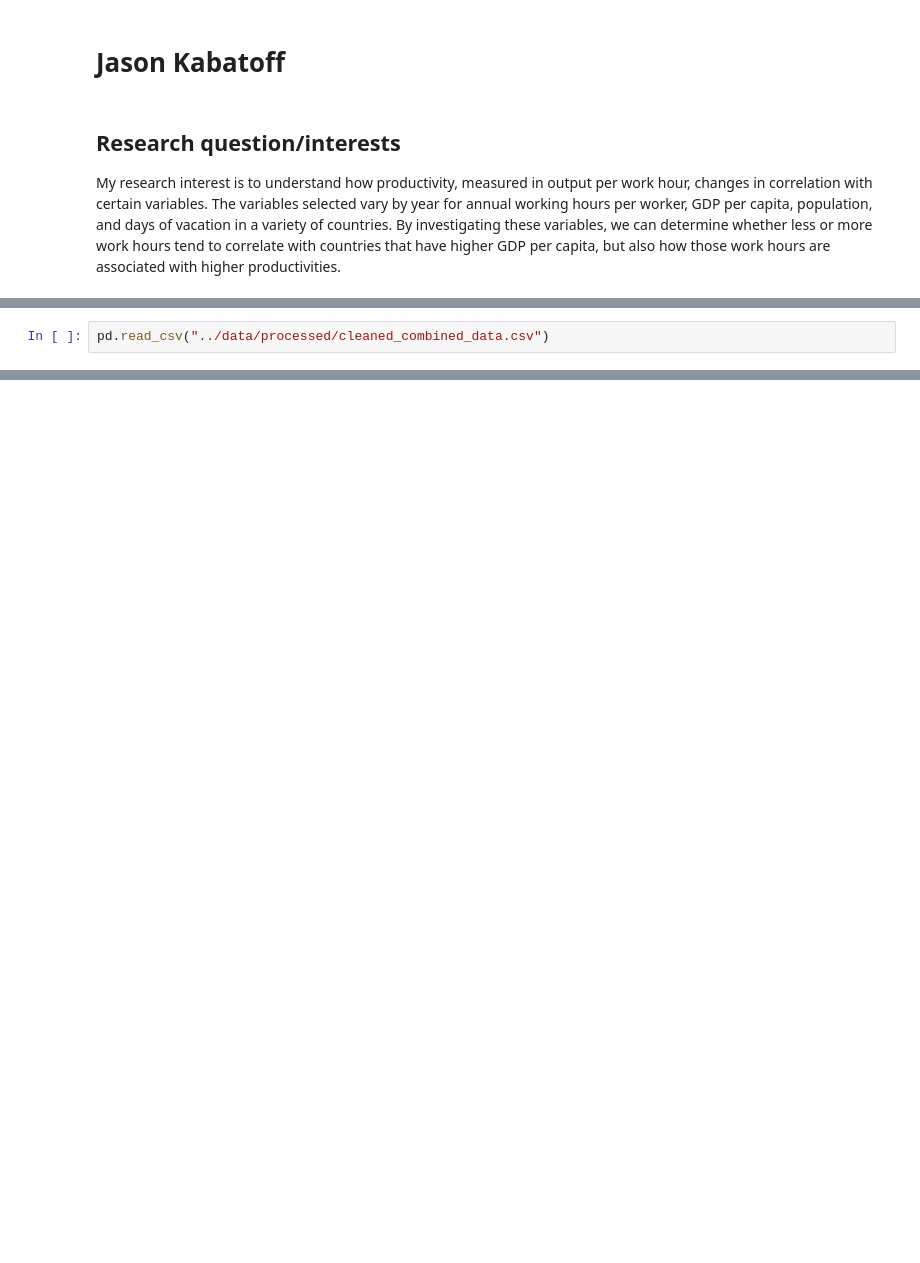
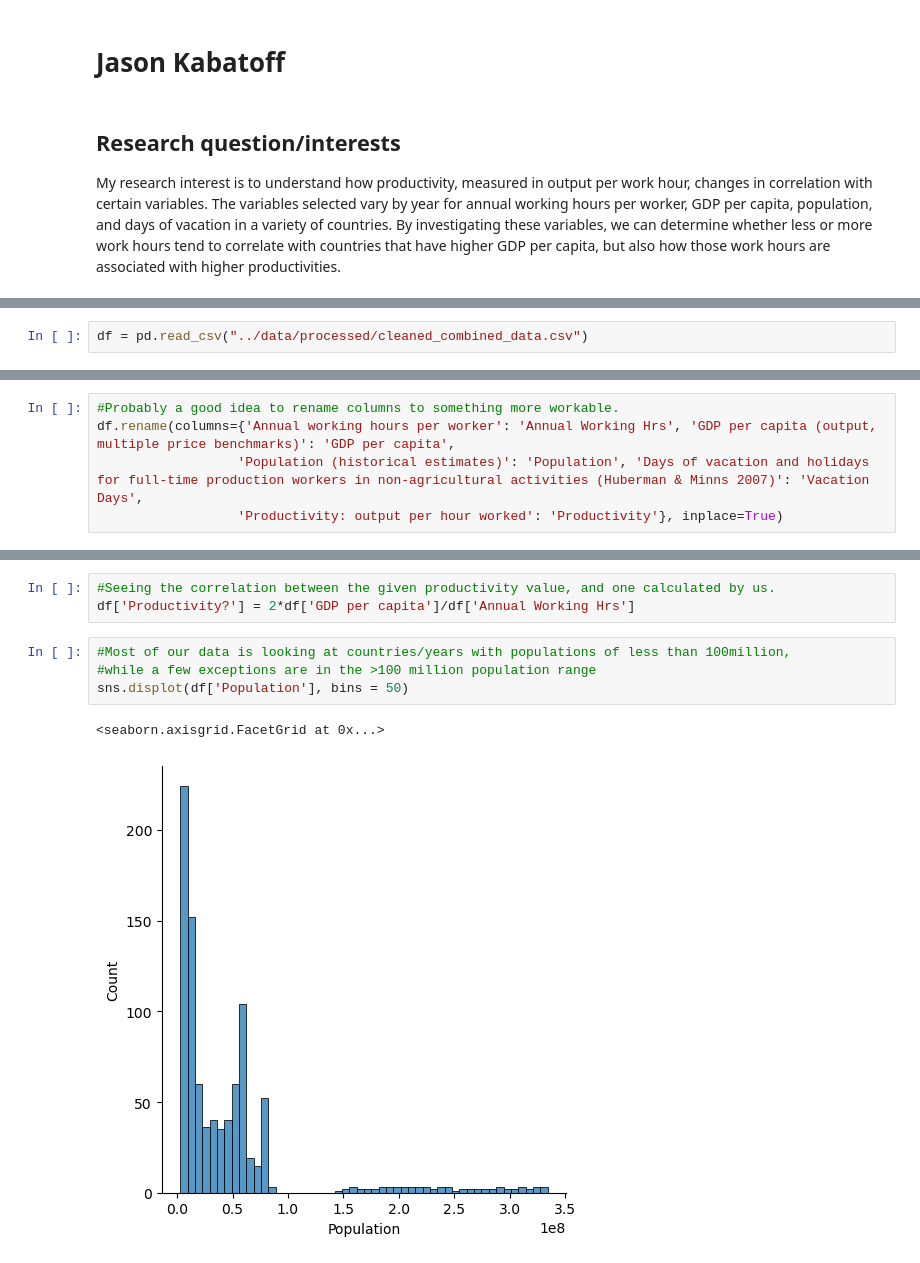
Before and after one commit to ubco-W2022T1-cosc301/project-group17, a Jupyter notebook: notebooks/analysis1.ipynb, the cells around one changed output, grey strips where cells are left out. Cells and saved outputs as stored; diff of their text form; blank space fills up the shorter version.

```diff
--- a/notebooks/analysis1.ipynb
+++ b/notebooks/analysis1.ipynb
@@ -10,2 +12,2 @@ import pandas as pd
 # %%
-pd.read_csv("../data/processed/cleaned_combined_data.csv")
+df = pd.read_csv("../data/processed/cleaned_combined_data.csv")
@@ -25,0 +44,5 @@ pd.read_csv("../data/processed/cleaned_combined_data.csv")
+# %%
+#Probably a good idea to rename columns to something more workable.
+df.rename(columns={'Annual working hours per worker': 'Annual Working Hrs', 'GDP per capita (output, multiple price benchmarks)': 'GDP per capita',
+                  'Population (historical estimates)': 'Population', 'Days of vacation and holidays for full-time production workers in non-agricultural activities (Huberman & Minns 2007)': 'Vacation Days',
+                  'Productivity: output per hour worked': 'Productivity'}, inplace=True)
@@ -25,0 +61,10 @@ pd.read_csv("../data/processed/cleaned_combined_data.csv")
+# %%
+#Seeing the correlation between the given productivity value, and one calculated by us.
+df['Productivity?'] = 2*df['GDP per capita']/df['Annual Working Hrs']
+# %%
+#Most of our data is looking at countries/years with populations of less than 100million,
+#while a few exceptions are in the >100 million population range
+sns.displot(df['Population'], bins = 50)
+# %% [output]
+<seaborn.axisgrid.FacetGrid at 0x...>
+[figure, added]
```
Also changed, not shown: parts of 15 cells of this notebook, 1 other file.
